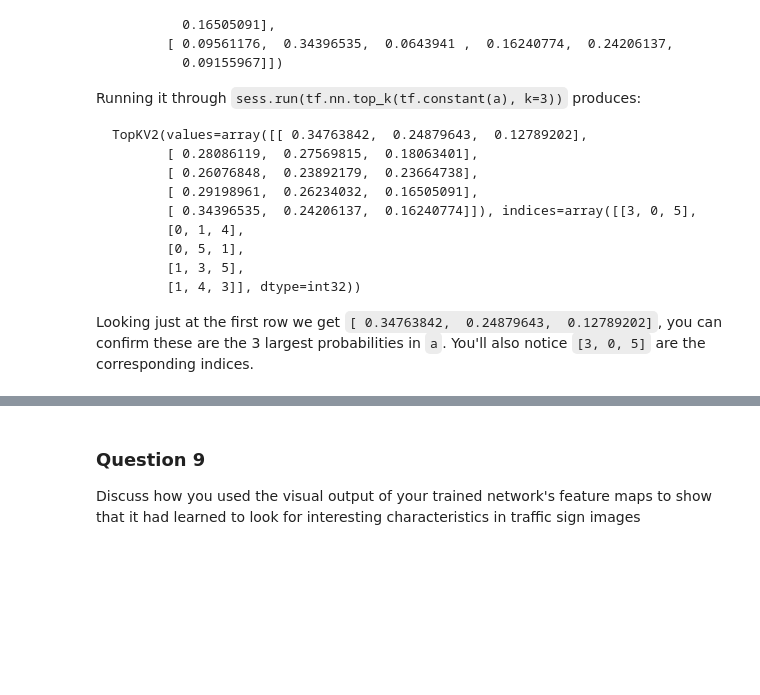
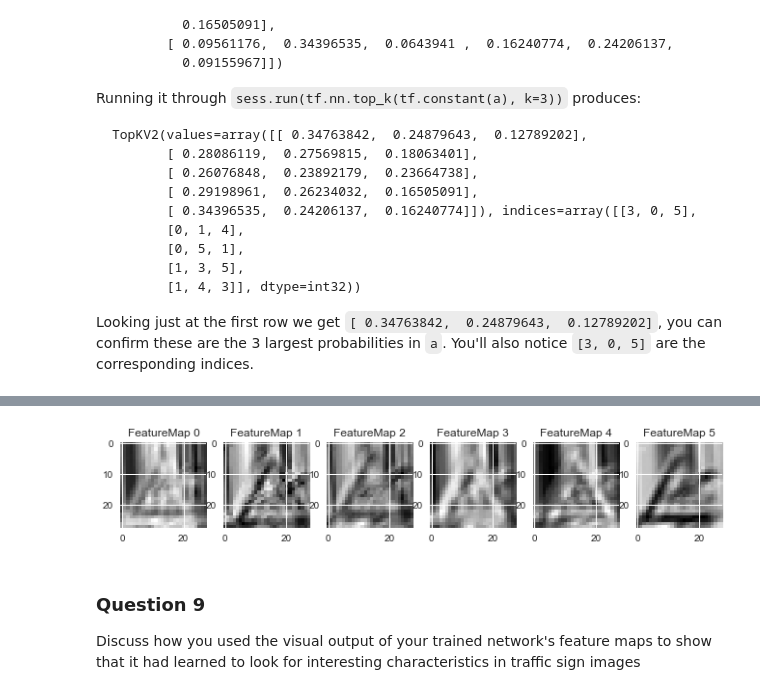
Before and after one commit to mydagobah/simple-traffic-sign-classifier, a Jupyter notebook: Traffic_Sign_Classifier.ipynb, the cells around one changed output, grey strips where cells are left out. Cells and saved outputs as stored; diff of their text form; code cells hidden in the pictures; blank space fills up the shorter version.

```diff
--- a/Traffic_Sign_Classifier.ipynb
+++ b/Traffic_Sign_Classifier.ipynb
@@ -215,19 +244,0 @@ X_test = normalize(X_test)
-# %%
-# X_train = proprocess(X_train, rgb2y)
-# X_valid = proprocess(X_valid, rgb2y)
-# X_test = proprocess(X_test, rgb2y)
-# n_channels = 1
-
-X_train_valid = np.concatenate([X_train, X_valid])
-y_train_valid = np.concatenate([y_train, y_valid])
-y_all = np.concatenate([y_train_valid, y_test])
-
-X_train_valid = normalize(X_train_valid)
-X_test = normalize(X_test)
-
-X_train_valid, y_train_valid = shuffle(X_train_valid, y_train_valid)
-
-X_train, X_valid, y_train, y_valid = train_test_split(
-    X_train_valid,
-    y_train_valid,
-    test_size=0.11)
@@ -395,7 +312,7 @@ A validation set can be used to assess how well the model is performing. A low a
 sets imply underfitting. A high accuracy on the training set but low accuracy on the validation set implies overfitting.
 # %%
 # Training parameters
-EPOCHS = 50
+EPOCHS = 3
 BATCH_SIZE = 128
 LR = 0.001
 KEEP_PROD = 0.5
@@ -483,0 +394,5 @@ Test Accuracy = 0.940
+# %%
+with tf.Session() as sess:
+    saver.restore(sess, tf.train.latest_checkpoint('.'))
+    confusion_matrix = sess.run(correct_prediction, feed_dict={x: X_test, y: y_test, keep_prob: 1})
+    print(confusion_matrix)
@@ -545,9 +469,3 @@ for i in range(5):
 # %%
 ### Calculate the accuracy for these 5 new images.
 ### For example, if the model predicted 1 out of 5 signs correctly, it's 20% accurate on these new images.
-# %%
-with tf.Session() as sess:
-    pr = tf.placeholder(tf.float32)
-    pmax = tf.argmax(pr, 1)
-    output = sess.run(pmax, feed_dict={pr: p})
-    print(output)
@@ -670,3 +584,12 @@ outputFeatureMap(test_image, con
+# %%
+test_image = get_test_image(4)
+test_image = normalize(test_image)
+reshaped_image = test_image.reshape(1, 32, 32, 3)
+with tf.Session() as sess:
+    saver.restore(sess, tf.train.latest_checkpoint('.'))
+    outputFeatureMap(reshaped_image, L1_conv)
+# %% [output]
+[figure, added]
 # %% [markdown]
 ### Question 9
 
```
Also changed, not shown: parts of 28 cells of this notebook.
